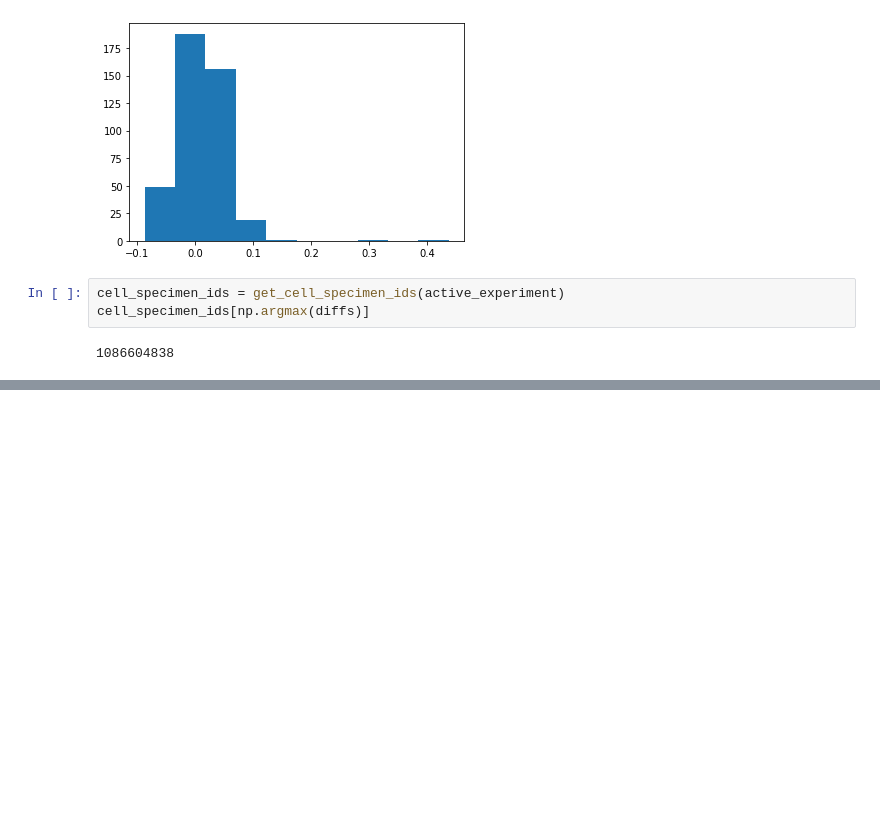
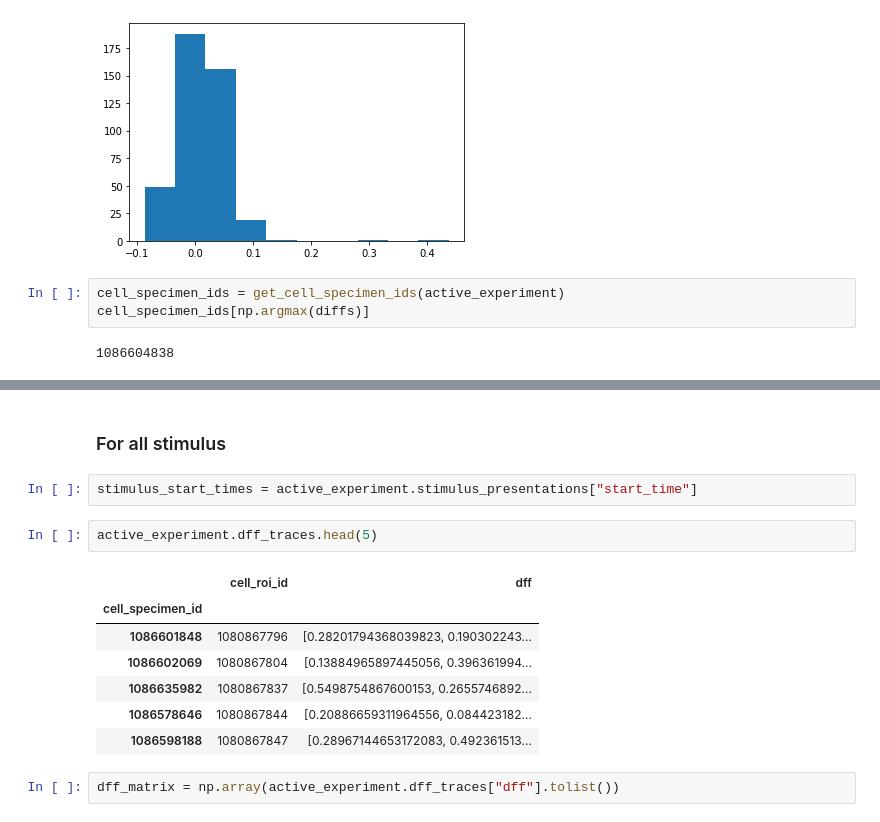
Before and after one commit to seungjaeryanlee/nma-cn-project, a Jupyter notebook: starter-v2.ipynb, the cells around one changed output, grey strips where cells are left out. Saved outputs shown, nothing was run; the diff lists cells and outputs as text; blank space fills up the shorter version.

```diff
--- a/starter-v2.ipynb
+++ b/starter-v2.ipynb
@@ -133,3 +169,19 @@ fig.tight_layout()
 fig.show()
 # %% [output]
 [figure]
+# %% [markdown]
+### For all stimulus
+# %%
+stimulus_start_times = active_experiment.stimulus_presentations["start_time"]
+# %%
+active_experiment.dff_traces.head(5)
+# %% [output]
+|  | cell_roi_id | dff |
+| cell_specimen_id |  |  |
+| 1086601848 | 1080867796 | [0.28201794368039823, 0.190302243... |
+| 1086602069 | 1080867804 | [0.13884965897445056, 0.396361994... |
+| 1086635982 | 1080867837 | [0.5498754867600153, 0.2655746892... |
+| 1086578646 | 1080867844 | [0.20886659311964556, 0.084423182... |
+| 1086598188 | 1080867847 | [0.28967144653172083, 0.492361513... |
+# %%
+dff_matrix = np.array(active_experiment.dff_traces["dff"].tolist())
```
Also changed, not shown: parts of 30 cells of this notebook.
